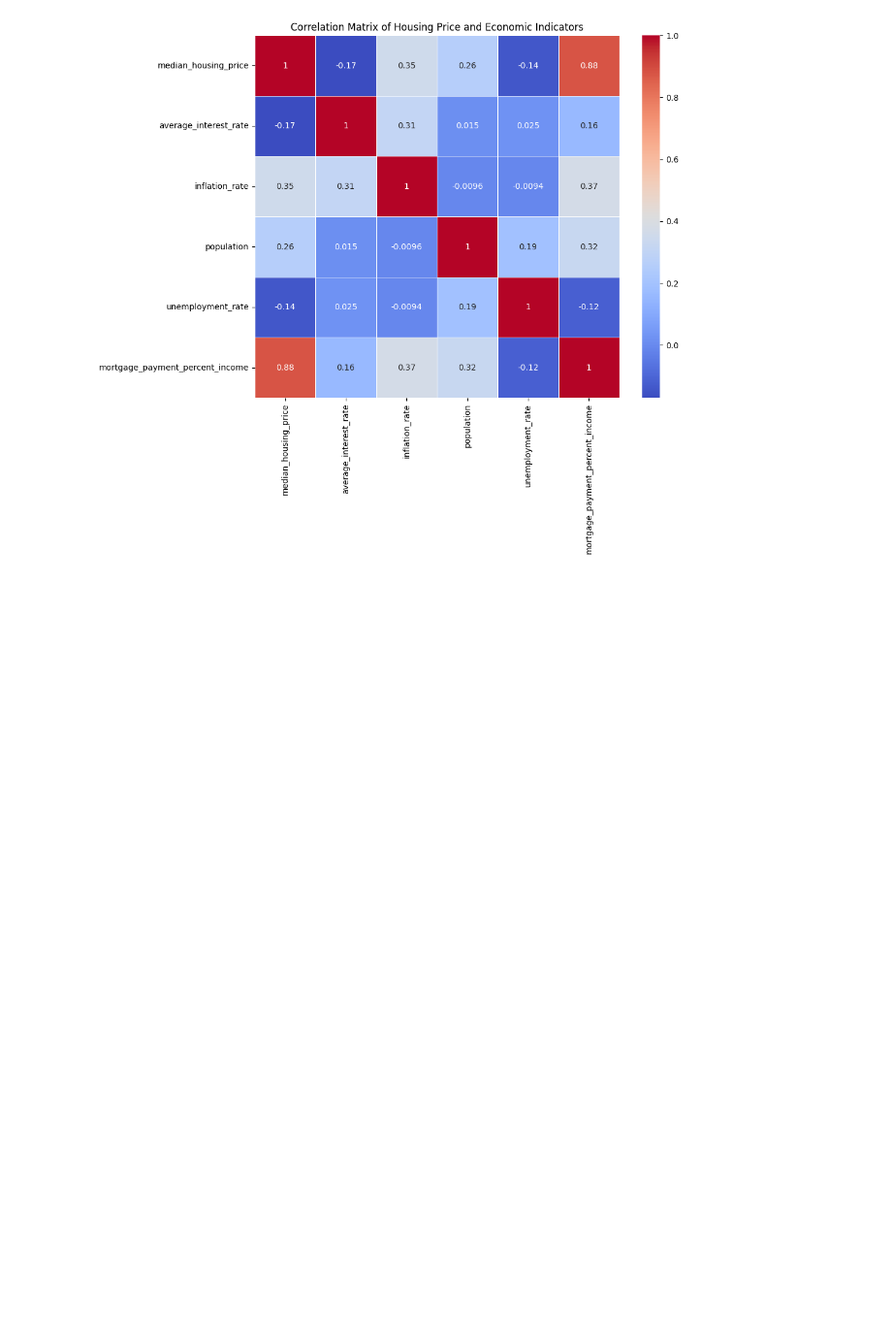
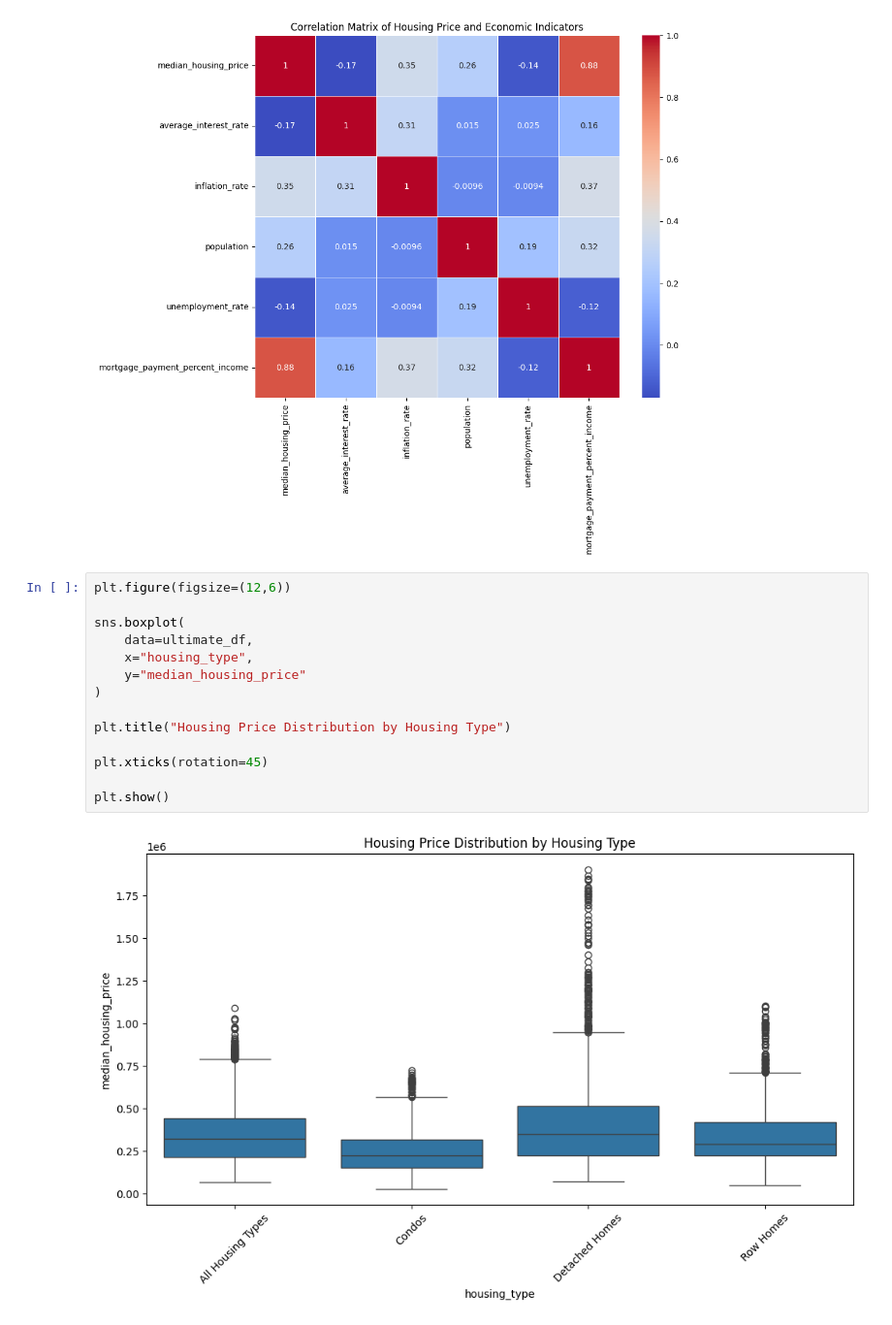
Before and after one commit to Sravanthi816/bc_housing_project, a Jupyter notebook: notebooks/01_pandas_basics.ipynb, the cells around one changed output. Shown at 97% size. Drawn from its saved outputs; the diff is of its cells as text; blank space fills up the shorter version.

```diff
--- a/notebooks/01_pandas_basics.ipynb
+++ b/notebooks/01_pandas_basics.ipynb
@@ -372,3 +372,19 @@ plt.title("Correlation Matrix of Housing Price and Economic Indicators")
 plt.show()
 # %% [output]
 [figure]
+# %%
+plt.figure(figsize=(12,6))
+
+sns.boxplot(
+    data=ultimate_df,
+    x="housing_type",
+    y="median_housing_price"
+)
+
+plt.title("Housing Price Distribution by Housing Type")
+
+plt.xticks(rotation=45)
+
+plt.show()
+# %% [output]
+[figure, added]
```
Also changed, not shown: parts of 2 cells of this notebook.
